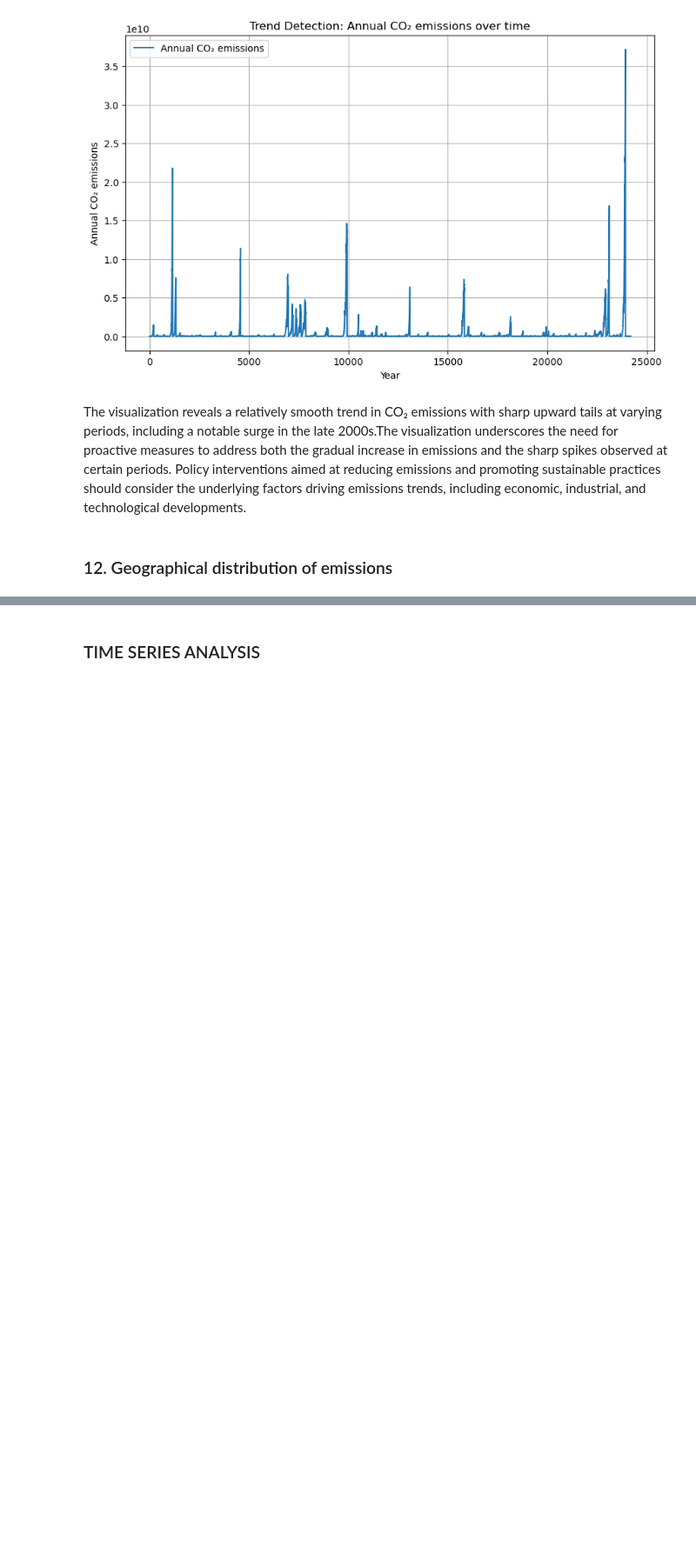
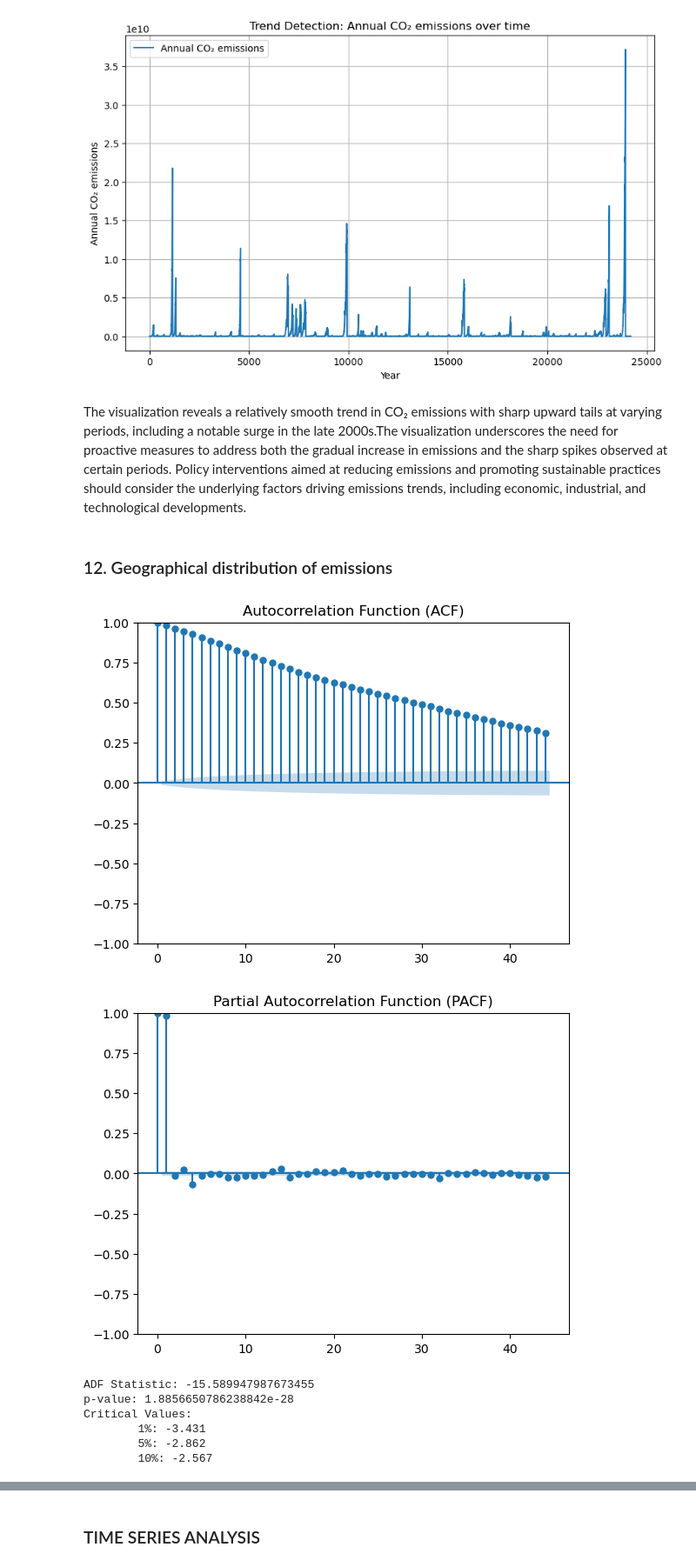
Before and after one commit to Wairimukimm/Carbon-credits-chronicles, a Jupyter notebook: Notebook.ipynb, the cells around one changed output, grey strips where cells are left out. Shown at 87% size. Drawn from its saved outputs; the diff is of its cells as text; code cells hidden in the pictures; blank space fills up the shorter version.

```diff
--- a/Notebook.ipynb
+++ b/Notebook.ipynb
@@ -495,3 +504,34 @@ plt.show()
 The visualization reveals a relatively smooth trend in CO₂ emissions with sharp upward tails at varying periods, including a notable surge in the late 2000s.The visualization underscores the need for proactive measures to address both the gradual increase in emissions and the sharp spikes observed at certain periods. Policy interventions aimed at reducing emissions and promoting sustainable practices should consider the underlying factors driving emissions trends, including economic, industrial, and technological developments.
 # %% [markdown]
 ### 12. Geographical distribution of emissions ###
+# %%
+from statsmodels.graphics.tsaplots import plot_acf, plot_pacf
+
+# ACF plot
+plot_acf(merged_df['Annual CO₂ emissions'])
+plt.title('Autocorrelation Function (ACF)')
+plt.show()
+
+# PACF plot
+plot_pacf(merged_df['Annual CO₂ emissions'])
+plt.title('Partial Autocorrelation Function (PACF)')
+plt.show()
+# %% [output]
+[figure, added]
+[figure, added]
+# %%
+from statsmodels.tsa.stattools import adfuller
+
+result = adfuller(merged_df['Annual CO₂ emissions'])
+print('ADF Statistic:', result[0])
+print('p-value:', result[1])
+print('Critical Values:')
+for key, value in result[4].items():
+    print('\t%s: %.3f' % (key, value))
+# %% [output]
+ADF Statistic: -15.589947987673455
+p-value: 1.8856650786238842e-28
+Critical Values:
+        1%: -3.431
+        5%: -2.862
+        10%: -2.567
```
Also changed, not shown: parts of 35 cells of this notebook.
